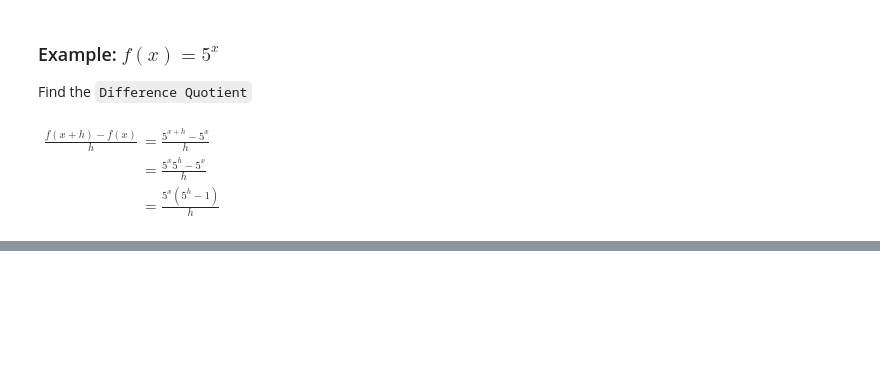
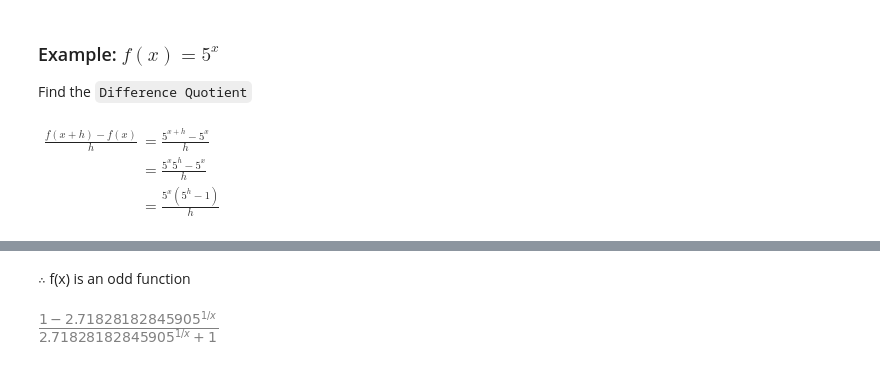
Before and after one commit to PaulToronto/Johns-Hopkins-Coursera-Applied-Calculus-With-Python, a Jupyter notebook: 2_2_Exponential_and_Logarithmic_Functions.ipynb, the cells around one changed output, grey strips where cells are left out. Saved outputs shown, nothing was run; the diff lists cells and outputs as text; code cells hidden in the pictures; blank space fills up the shorter version.

```diff
--- a/2_2_Exponential_and_Logarithmic_Functions.ipynb
+++ b/2_2_Exponential_and_Logarithmic_Functions.ipynb
@@ -270,0 +321,9 @@ $
+# %% [markdown]
+$\therefore$ f(x) is an odd function
+# %%
+x = sym.symbols('x')
+
+f1 = (1 - np.e**(1/x)) / (1 + np.e**(1/x))
+f1
+# %% [output]
+[figure, added]
```
Also changed, not shown: parts of 28 cells of this notebook.
